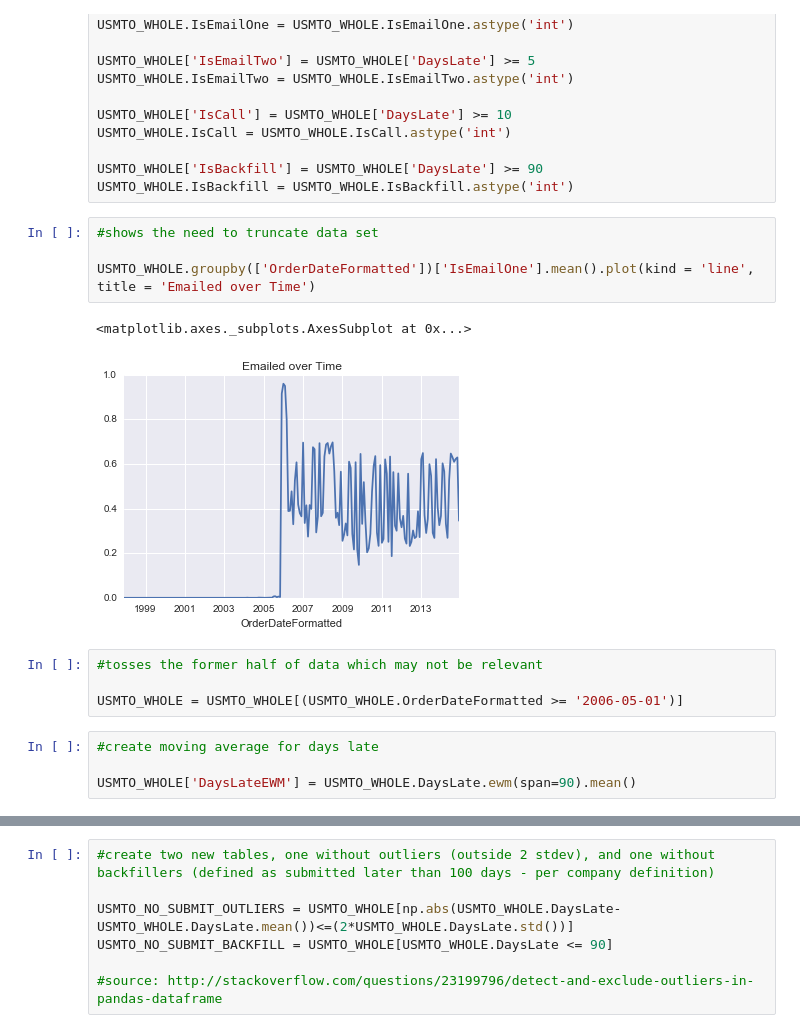
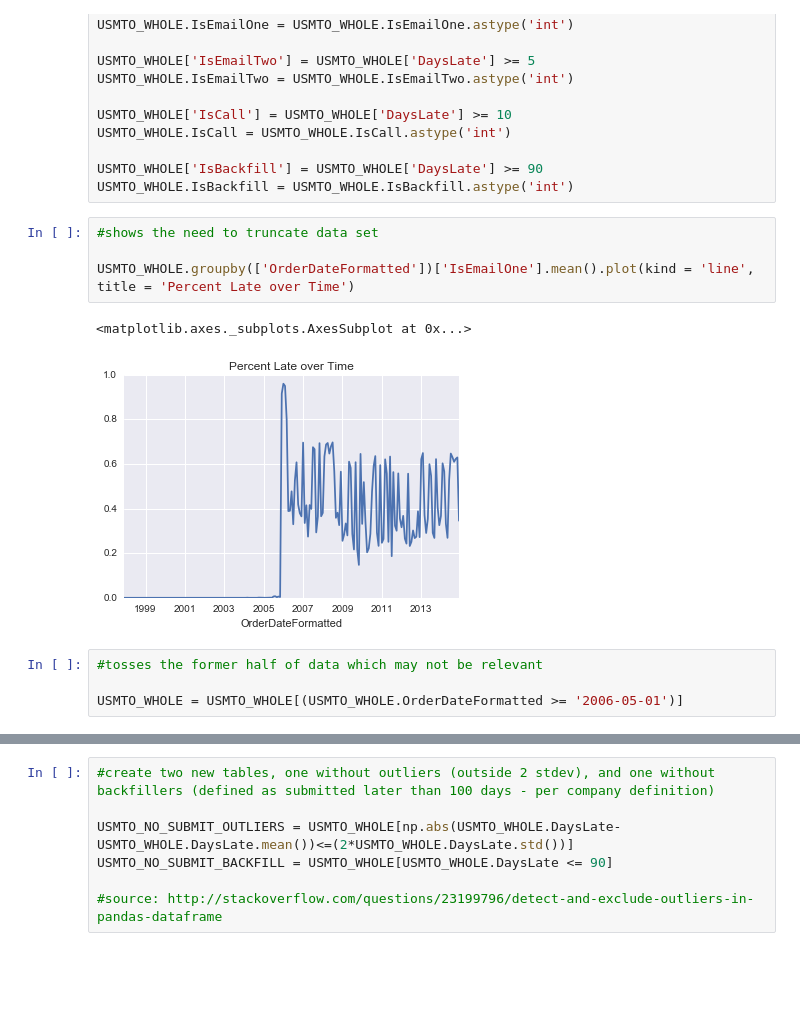
Before and after one commit to apclypsr/Capstone-Project, a Jupyter notebook: SurveyAnalysis.ipynb, the cells around one changed output, grey strips where cells are left out. Saved outputs shown, nothing was run; the diff lists cells and outputs as text; blank space fills up the shorter version.

```diff
--- a/SurveyAnalysis.ipynb
+++ b/SurveyAnalysis.ipynb
@@ -94,15 +89,11 @@ USMTO_WHOLE.IsBackfill = USMTO_WHOLE.IsBackfill.astype('int')
 # %%
 #shows the need to truncate data set
 
-USMTO_WHOLE.groupby(['OrderDateFormatted'])['IsEmailOne'].mean().plot(kind = 'line', title = 'Emailed over Time')
+USMTO_WHOLE.groupby(['OrderDateFormatted'])['IsEmailOne'].mean().plot(kind = 'line', title = 'Percent Late over Time')
 # %% [output]
 <matplotlib.axes._subplots.AxesSubplot at 0x...>
-[figure, old version]
+[figure, new version]
 # %%
 #tosses the former half of data which may not be relevant
 
 USMTO_WHOLE = USMTO_WHOLE[(USMTO_WHOLE.OrderDateFormatted >= '2006-05-01')]
-# %%
-#create moving average for days late
-
-USMTO_WHOLE['DaysLateEWM'] = USMTO_WHOLE.DaysLate.ewm(span=90).mean()
```
Also changed, not shown: parts of 24 cells of this notebook.
